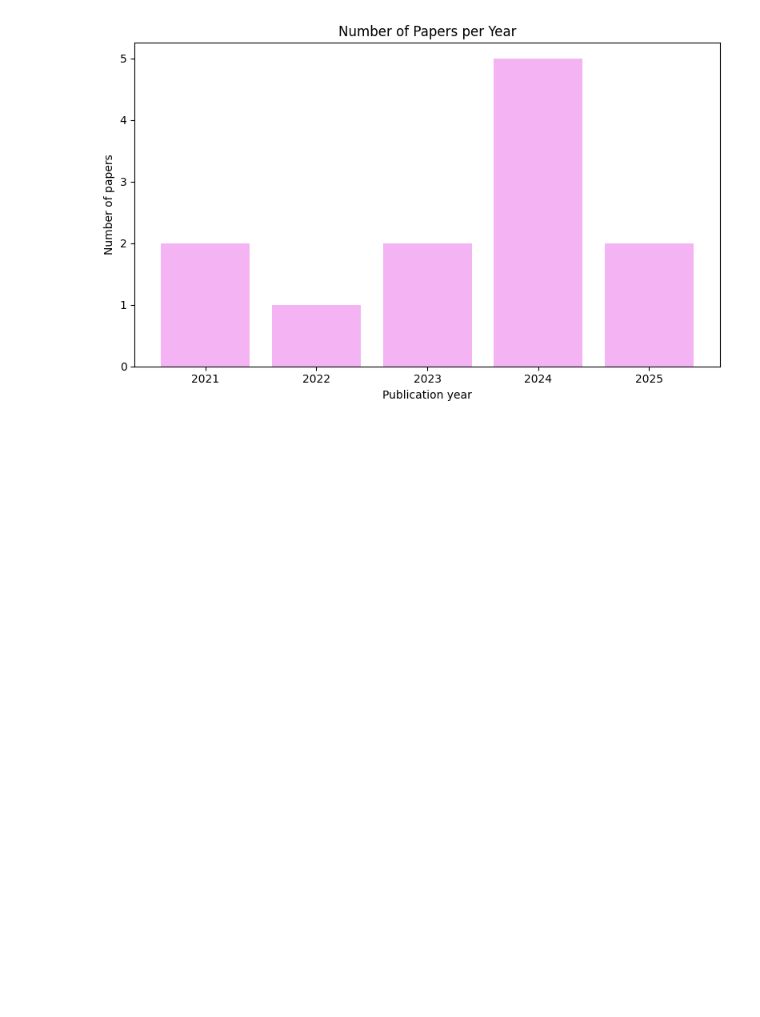
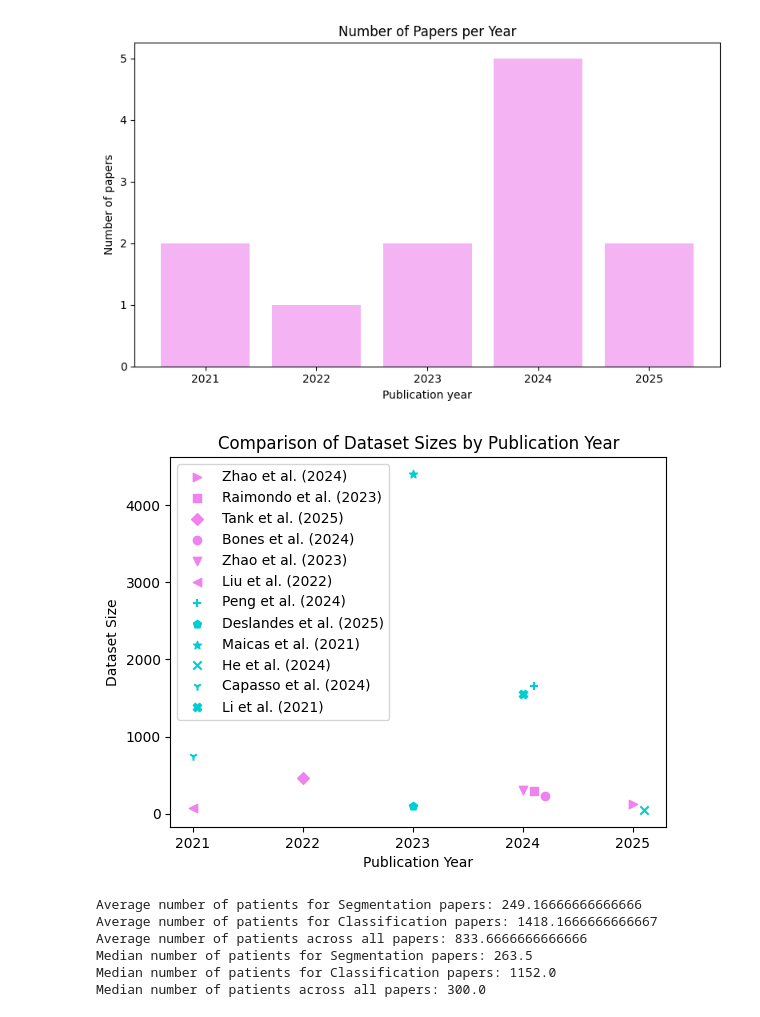
Before and after one commit to silkeholmebonnen/ProjectofSilkeBonnen-MLinAdenomyosisDiagnosis, a Jupyter notebook: notebooks/visualizations.ipynb, the cells around one changed output. Drawn from its saved outputs; the diff is of its cells as text; code cells hidden in the pictures; blank space fills up the shorter version.

Commit message:
add visualization and median calculations

```diff
--- a/notebooks/visualizations.ipynb
+++ b/notebooks/visualizations.ipynb
@@ -84,3 +86,51 @@ plt.tight_layout()
 plt.show()
 # %% [output]
 [figure]
+# %%
+df["Publication year"] = df["Publication year"].astype(float)
+df.loc[3, "Publication year"] += 0.1
+df.loc[0, "Publication year"] += 0.1
+df.loc[6, "Publication year"] += 0.2
+df.loc[7, "Publication year"] += 0.1
+# %%
+
+markers = ['>', 's', 'D', 'o', 'v', '<', '+', 'p', '*', 'x', '1', 'X']
+
+# sort df by Model output to ensure consistent coloring
+df_sorted = df.sort_values("Model output", ascending=False).reset_index(drop=True)
+
+for i, (x, y) in enumerate(zip(df_sorted["Publication year"], df_sorted["Number of patients in dataset"])):
+    label = 'Segmentation' if df_sorted["Model output"].iloc[i] == "Segmentation" else 'Classification'
+    color = 'violet' if label == 'Segmentation' else 'darkturquoise'
+    plt.scatter(x, y, color=color, label=label, marker=markers[i])
+
+plt.xlabel("Publication Year")
+plt.ylabel("Dataset Size")
+plt.title("Comparison of Dataset Sizes by Publication Year")
+plt.legend(df['Paper'])
+plt.show()
+# %% [output]
+[figure, added]
+# %%
+seg_avg_patients = df[df["Model output"] == "Segmentation"]["Number of patients in dataset"].mean()
+class_avg_patients = df[df["Model output"] == "Classification"]["Number of patients in dataset"].mean()
+print("Average number of patients for Segmentation papers:", seg_avg_patients)
+print("Average number of patients for Classification papers:", class_avg_patients)
+avg_patients = df["Number of patients in dataset"].mean()
+print("Average number of patients across all papers:", avg_patients)
+
+
+# median
+seg_median_patients = df[df["Model output"] == "Segmentation"]["Number of patients in dataset"].median()
+class_median_patients = df[df["Model output"] == "Classification"]["Number of patients in dataset"].median()
+print("Median number of patients for Segmentation papers:", seg_median_patients)
+print("Median number of patients for Classification papers:", class_median_patients)
+median_patients = df["Number of patients in dataset"].median()
+print("Median number of patients across all papers:", median_patients)
+# %% [output]
+Average number of patients for Segmentation papers: 249.16666666666666
+Average number of patients for Classification papers: 1418.1666666666667
+Average number of patients across all papers: 833.6666666666666
+Median number of patients for Segmentation papers: 263.5
+Median number of patients for Classification papers: 1152.0
+Median number of patients across all papers: 300.0
```
Also changed, not shown: parts of 4 cells of this notebook.
